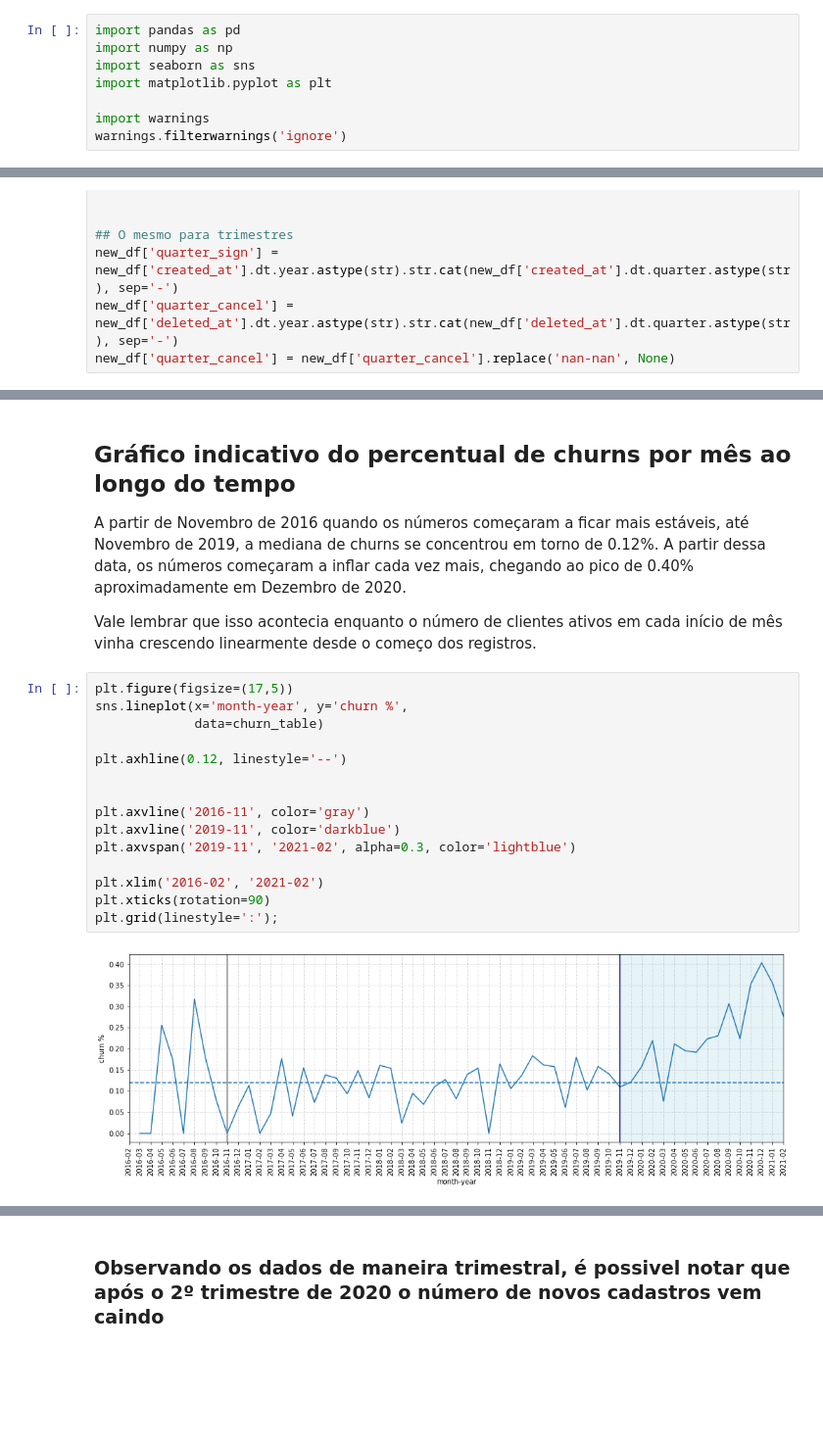
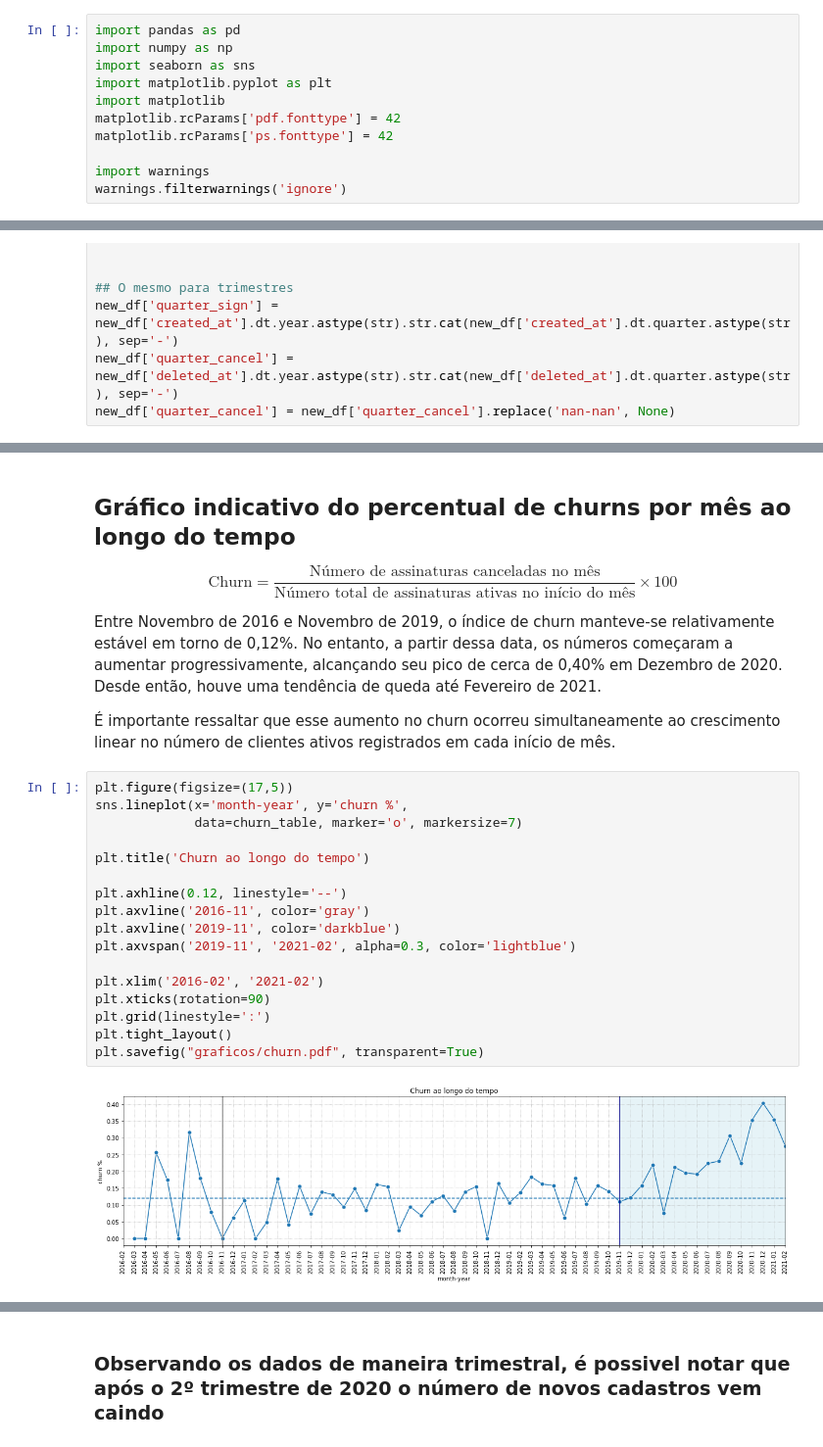
Before and after one commit to gabsalles/churn_analysis, a Jupyter notebook: Churn Petlove.ipynb, the cells around one changed output, grey strips where cells are left out. Shown at 98% size. Cells and saved outputs as stored; diff of their text form; blank space fills up the shorter version.

```diff
--- a/Churn Petlove.ipynb
+++ b/Churn Petlove.ipynb
@@ -3,6 +3,9 @@ import pandas as pd
 import numpy as np
 import seaborn as sns
 import matplotlib.pyplot as plt
+import matplotlib
+matplotlib.rcParams['pdf.fonttype'] = 42
+matplotlib.rcParams['ps.fonttype'] = 42
 
 import warnings
 warnings.filterwarnings('ignore')
@@ -108,23 +136,27 @@ churn_table[(churn_table['month-year']>='2016-11')&
 # %% [markdown]
 ## Gráfico indicativo do percentual de churns por mês ao longo do tempo
 
-A partir de Novembro de 2016 quando os números começaram a ficar mais estáveis, até Novembro de 2019, a mediana de churns se concentrou em torno de 0.12%. A partir dessa data, os números começaram a inflar cada vez mais, chegando ao pico de 0.40% aproximadamente em Dezembro de 2020.
+$$\text{Churn} = \frac{\text{Número de assinaturas canceladas no mês}}{\text{Número total de assinaturas ativas no início do mês}} \times 100$$
 
-Vale lembrar que isso acontecia enquanto o número de clientes ativos em cada início de mês vinha crescendo linearmente desde o começo dos registros.
+Entre Novembro de 2016 e Novembro de 2019, o índice de churn manteve-se relativamente estável em torno de 0,12%. No entanto, a partir dessa data, os números começaram a aumentar progressivamente, alcançando seu pico de cerca de 0,40% em Dezembro de 2020. Desde então, houve uma tendência de queda até Fevereiro de 2021.
+
+É importante ressaltar que esse aumento no churn ocorreu simultaneamente ao crescimento linear no número de clientes ativos registrados em cada início de mês.
 # %%
 plt.figure(figsize=(17,5))
 sns.lineplot(x='month-year', y='churn %',
-             data=churn_table)
+             data=churn_table, marker='o', markersize=7)
+
+plt.title('Churn ao longo do tempo')
 
 plt.axhline(0.12, linestyle='--')
-
-
 plt.axvline('2016-11', color='gray')
 plt.axvline('2019-11', color='darkblue')
 plt.axvspan('2019-11', '2021-02', alpha=0.3, color='lightblue')
 
 plt.xlim('2016-02', '2021-02')
 plt.xticks(rotation=90)
-plt.grid(linestyle=':');
+plt.grid(linestyle=':')
+plt.tight_layout()
+plt.savefig("graficos/churn.pdf", transparent=True)
 # %% [output]
-[figure, old version]
+[figure, new version]
```
Also changed, not shown: parts of 77 cells of this notebook.
